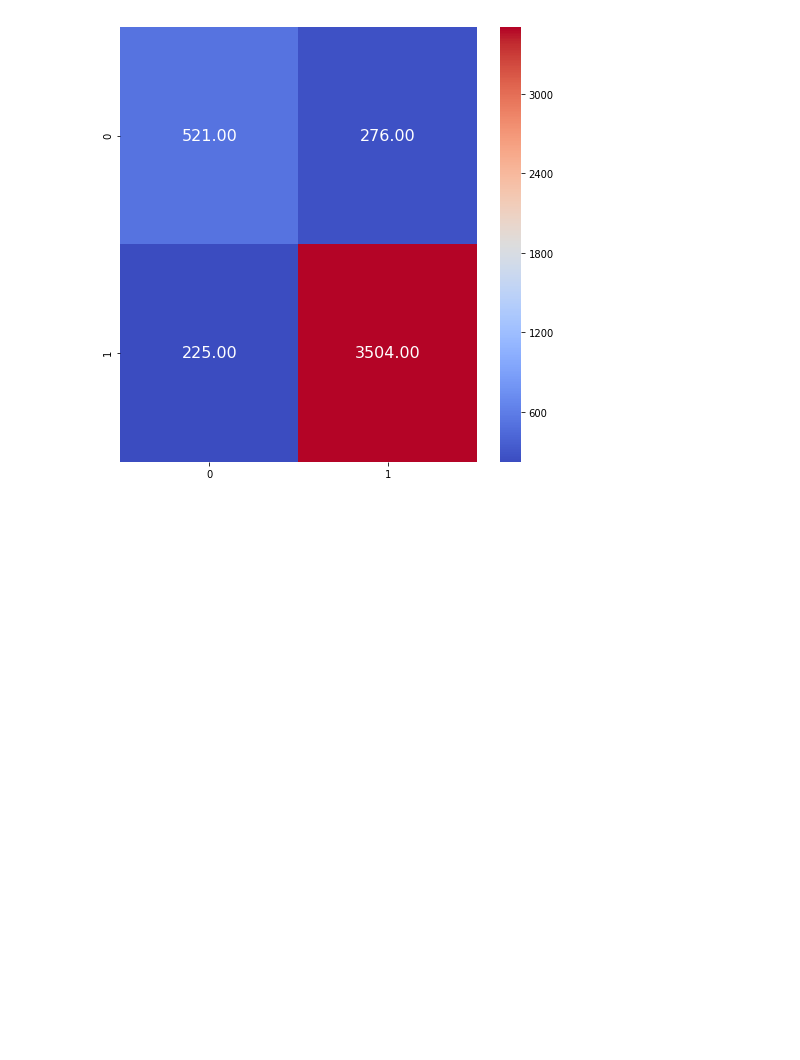
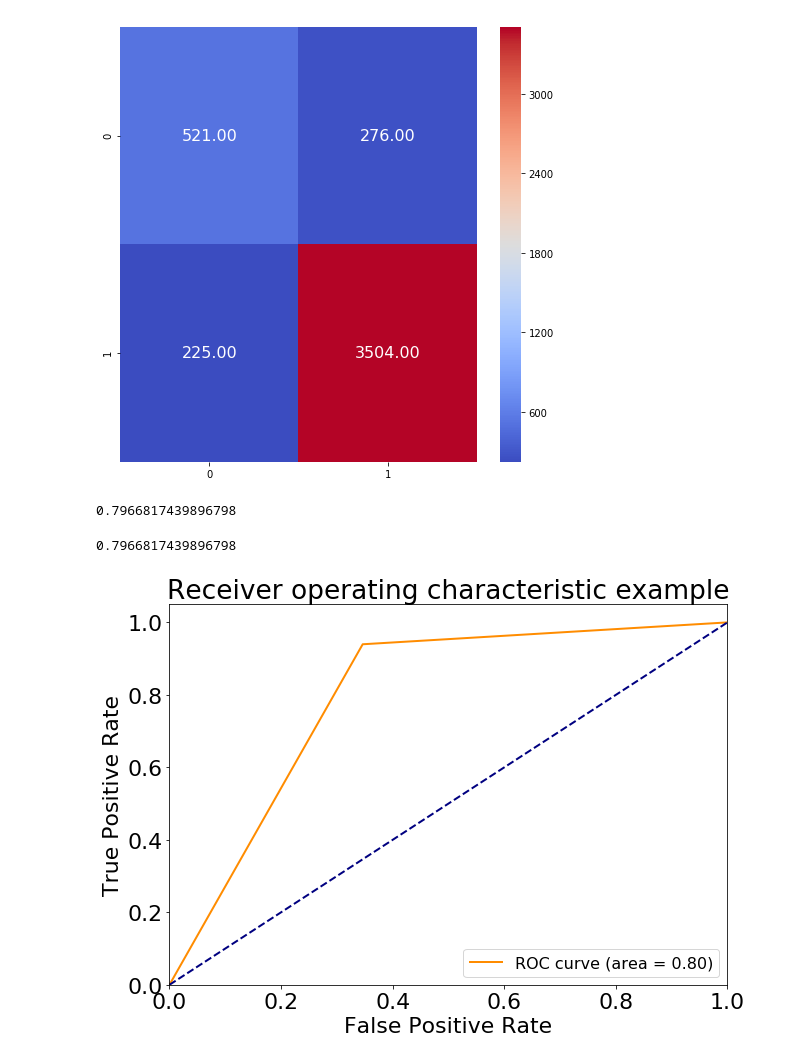
Before and after one commit to AFAgarap/ecommerce-reviews-analysis, a Jupyter notebook: Analysis on E-Commerce Reviews, with Sentiment Classification using Bidirectional Recurrent Neural Network (RNN).ipynb, the cells around one changed output. Drawn from its saved outputs; the diff is of its cells as text; code cells hidden in the pictures; blank space fills up the shorter version.

Commit message:
chore : add roc curve

```diff
--- a/Analysis on E-Commerce Reviews, with Sentiment Classification using Bidirectional Recurrent Neural Network (RNN).ipynb
+++ b/Analysis on E-Commerce Reviews, with Sentiment Classification using Bidirectional Recurrent Neural Network (RNN).ipynb
@@ -829,3 +829,32 @@ sns.heatmap(conf_matrix, annot=True, annot_kws={'size': 16}, cmap='coolwarm', fm
 # %% [output]
 <matplotlib.axes._subplots.AxesSubplot at 0x...>
 [figure]
+# %%
+from sklearn.metrics import roc_auc_score
+
+roc = roc_auc_score(y_score=test_predictions, y_true=np.argmax(test_dataset[1], 1))
+print(roc)
+# %% [output]
+0.7966817439896798
+# %%
+from sklearn.metrics import auc
+from sklearn.metrics import roc_curve
+
+fpr, tpr, _ = roc_curve(np.argmax(test_dataset[1], 1), test_predictions)
+roc_auc = auc(fpr, tpr)
+print(roc_auc)
+# %% [output]
+0.7966817439896798
+# %%
+plt.figure(figsize=(10, 7))
+plt.plot(fpr, tpr, lw=2, color='darkorange', label='ROC curve (area = %0.2f)' % roc_auc)
+plt.plot([0, 1], [0, 1], color='navy', lw=2, linestyle='--')
+plt.xlim([0.0, 1.0])
+plt.ylim([0.0, 1.05])
+plt.xlabel('False Positive Rate')
+plt.ylabel('True Positive Rate')
+plt.title('Receiver operating characteristic example')
+plt.legend(loc='lower right', fontsize=16)
+plt.show()
+# %% [output]
+[figure, added]
```
